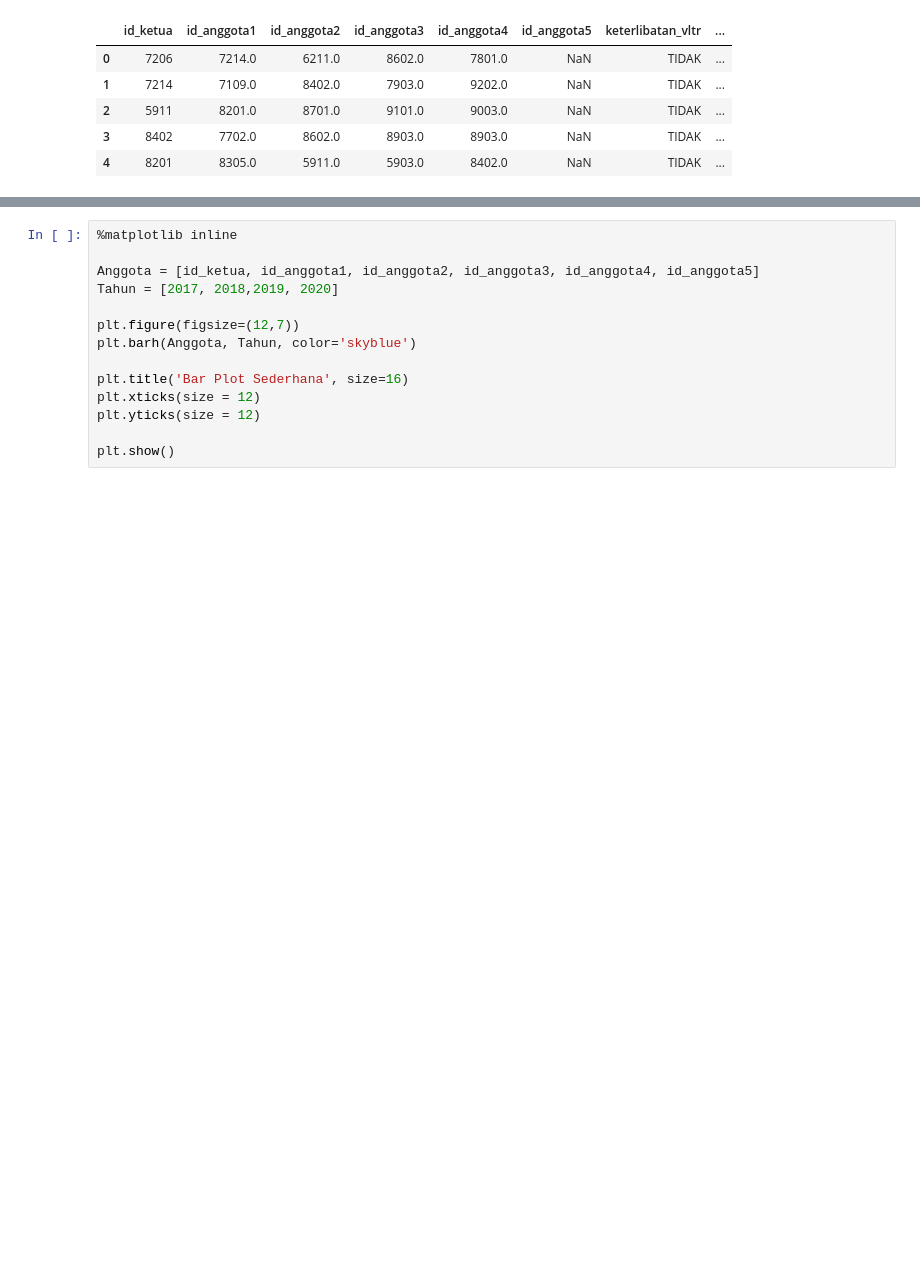
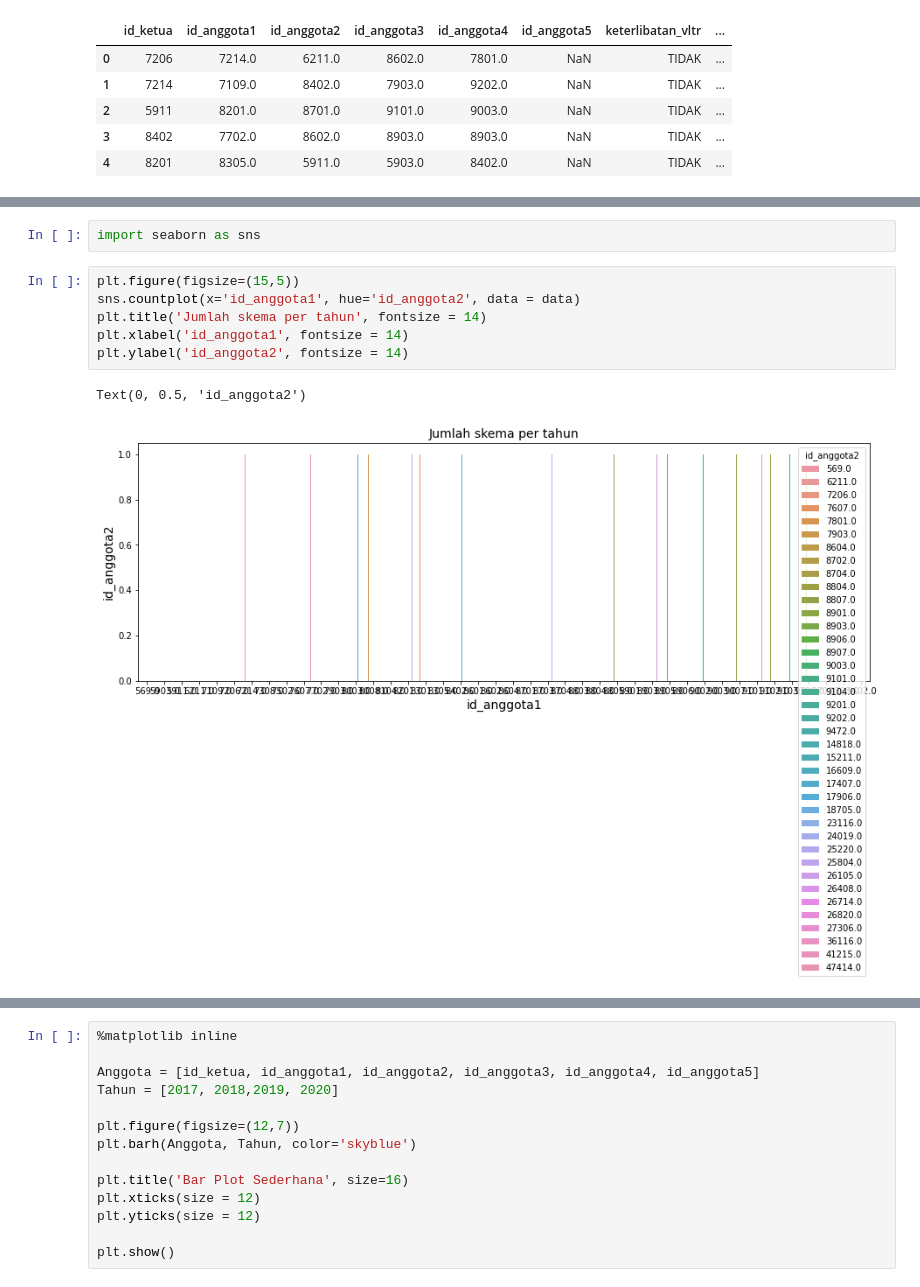
Before and after one commit to almirars/MachineLearning, a Jupyter notebook: Kuis_2.ipynb, the cells around one changed output, grey strips where cells are left out. Saved outputs shown, nothing was run; the diff lists cells and outputs as text; blank space fills up the shorter version.

```diff
--- a/Kuis_2.ipynb
+++ b/Kuis_2.ipynb
@@ -27,0 +54,11 @@ import matplotlib.pyplot as plt
+# %%
+import seaborn as sns
+# %%
+plt.figure(figsize=(15,5))
+sns.countplot(x='id_anggota1', hue='id_anggota2', data = data)
+plt.title('Jumlah skema per tahun', fontsize = 14)
+plt.xlabel('id_anggota1', fontsize = 14)
+plt.ylabel('id_anggota2', fontsize = 14)
+# %% [output]
+Text(0, 0.5, 'id_anggota2')
+[figure, added]
```
Also changed, not shown: parts of 9 cells of this notebook.
